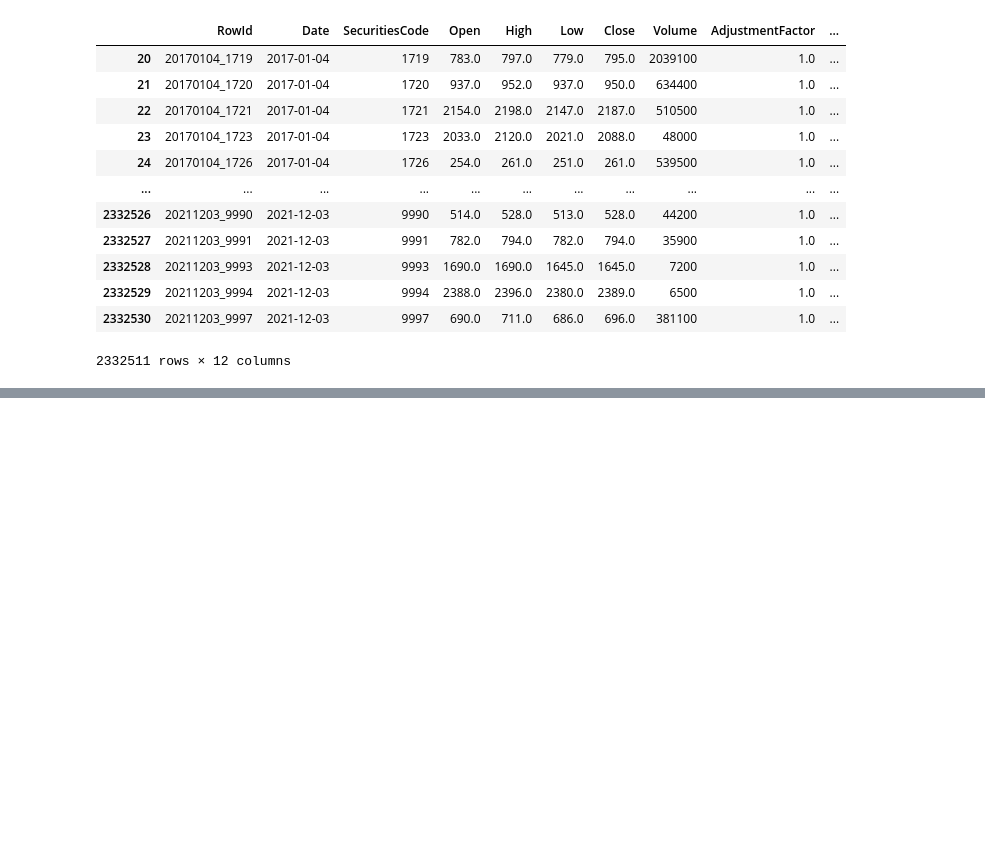
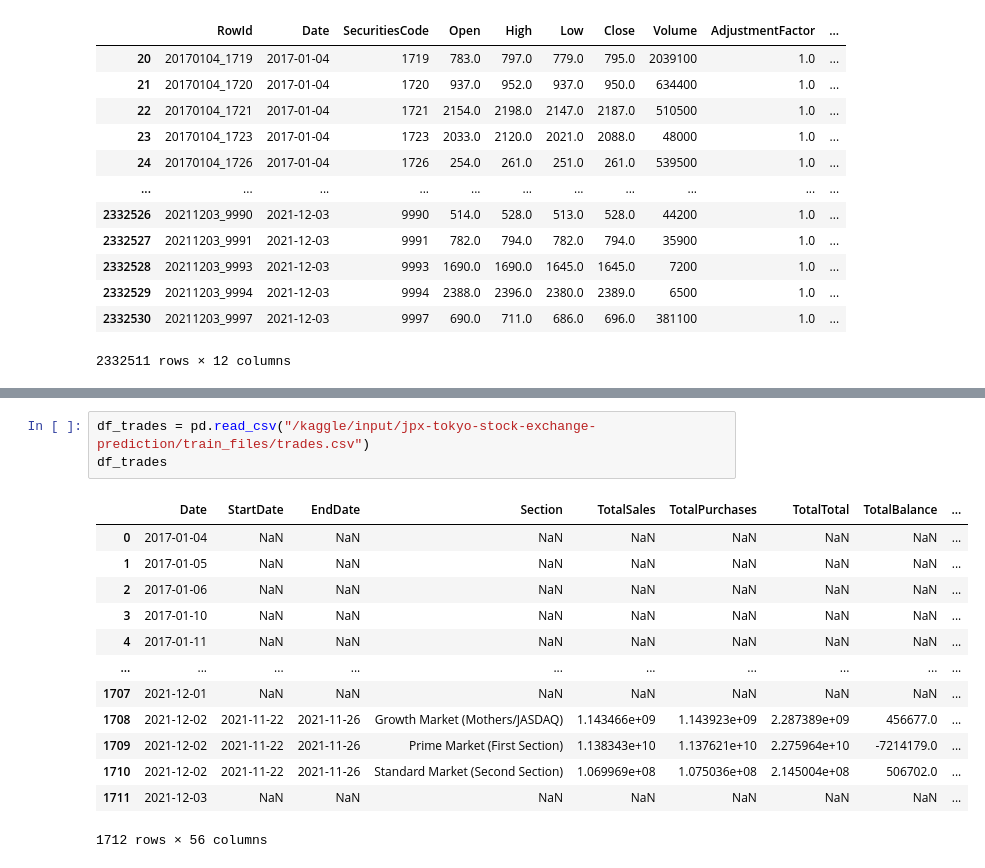
Before and after one commit to nicolas0dupuy/Kaggle_JPX_Tokio_Stock_Exchange, a Jupyter notebook: jpx-competition.ipynb, the cells around one changed output, grey strips where cells are left out. Saved outputs shown, nothing was run; the diff lists cells and outputs as text; blank space fills up the shorter version.

Commit message:
Kaggle Notebook | JPX_competition | Version 5

```diff
--- a/jpx-competition.ipynb
+++ b/jpx-competition.ipynb
@@ -129,0 +155,17 @@ df_stock_prices.tail(-20)
+# %%
+df_trades = pd.read_csv("/kaggle/input/jpx-tokyo-stock-exchange-prediction/train_files/trades.csv")
+df_trades
+# %% [output]
+|  | Date | StartDate | EndDate | Section | TotalSales | TotalPurchases | TotalTotal | TotalBalance | ... |
+| 0 | 2017-01-04 | NaN | NaN | NaN | NaN | NaN | NaN | NaN | ... |
+| 1 | 2017-01-05 | NaN | NaN | NaN | NaN | NaN | NaN | NaN | ... |
+| 2 | 2017-01-06 | NaN | NaN | NaN | NaN | NaN | NaN | NaN | ... |
+| 3 | 2017-01-10 | NaN | NaN | NaN | NaN | NaN | NaN | NaN | ... |
+| 4 | 2017-01-11 | NaN | NaN | NaN | NaN | NaN | NaN | NaN | ... |
+| ... | ... | ... | ... | ... | ... | ... | ... | ... | ... |
+| 1707 | 2021-12-01 | NaN | NaN | NaN | NaN | NaN | NaN | NaN | ... |
+| 1708 | 2021-12-02 | 2021-11-22 | 2021-11-26 | Growth Market (Mothers/JASDAQ) | 1.143466e+09 | 1.143923e+09 | 2.287389e+09 | 456677.0 | ... |
+| 1709 | 2021-12-02 | 2021-11-22 | 2021-11-26 | Prime Market (First Section) | 1.138343e+10 | 1.137621e+10 | 2.275964e+10 | -7214179.0 | ... |
+| 1710 | 2021-12-02 | 2021-11-22 | 2021-11-26 | Standard Market (Second Section) | 1.069969e+08 | 1.075036e+08 | 2.145004e+08 | 506702.0 | ... |
+| 1711 | 2021-12-03 | NaN | NaN | NaN | NaN | NaN | NaN | NaN | ... |
+1712 rows × 56 columns
```
Also changed, not shown: parts of 6 cells of this notebook.
